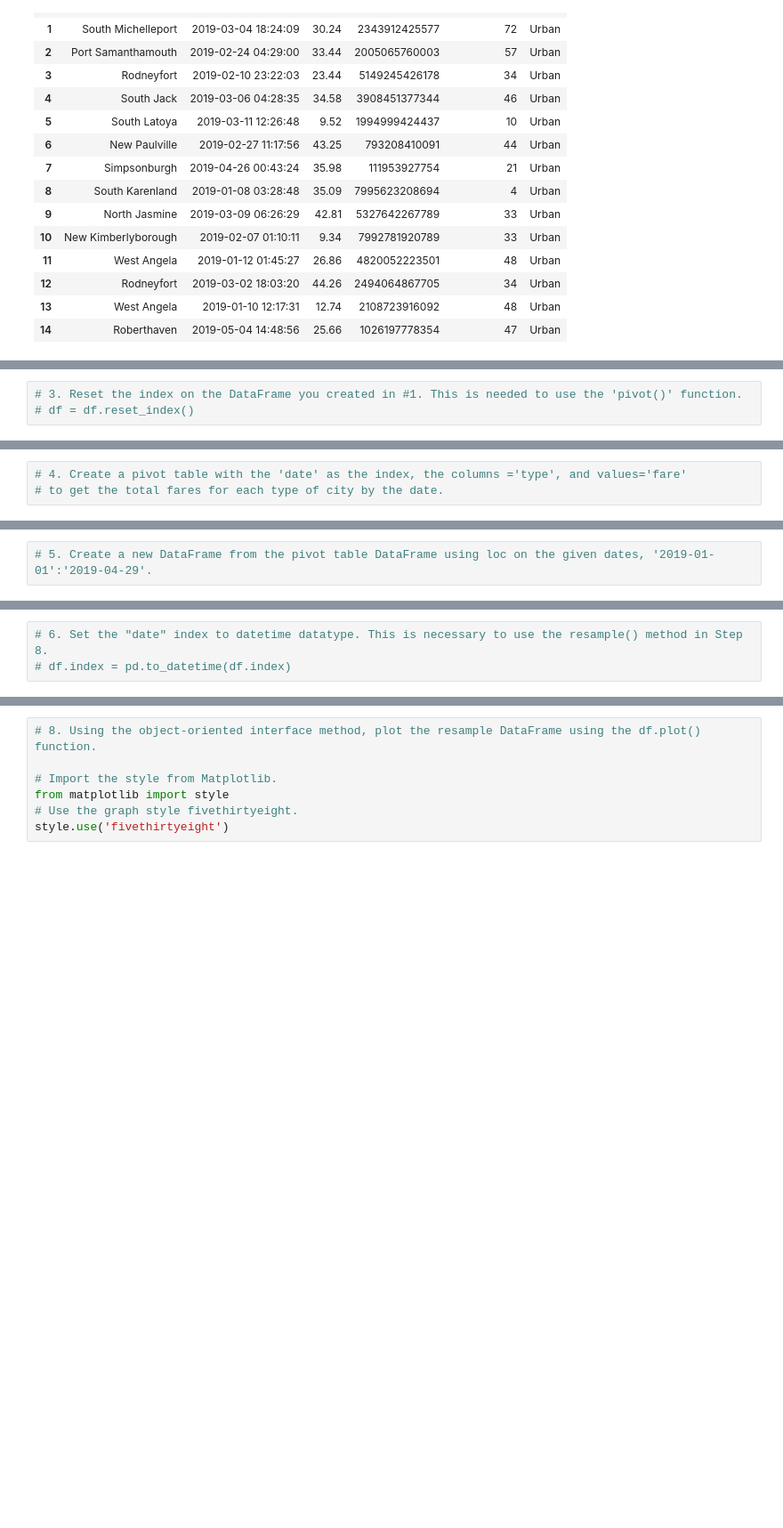
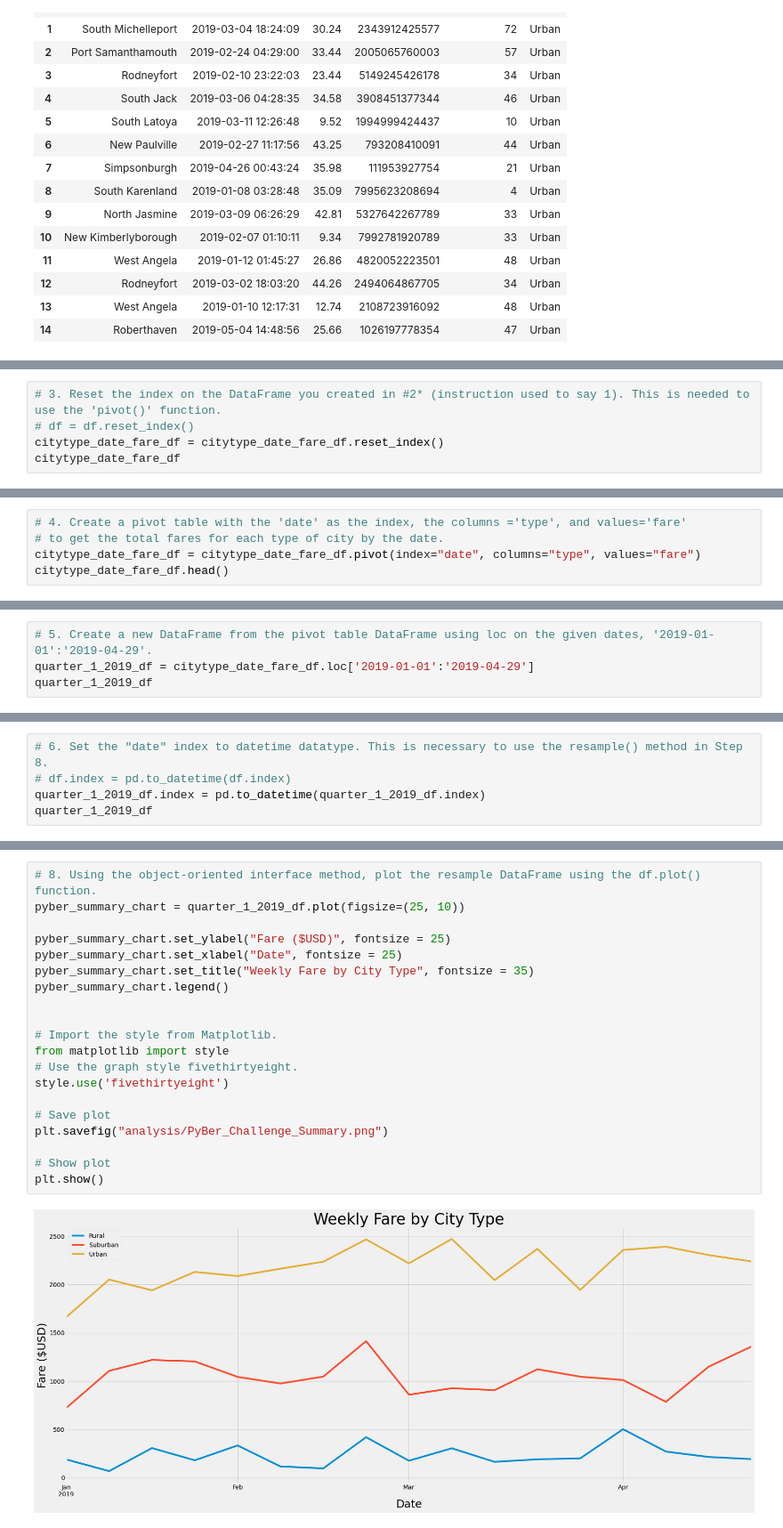
Before and after one commit to andrewykin/PyBer_Analysis, a Jupyter notebook: PyBer_Challenge.ipynb, the cells around one changed output, grey strips where cells are left out. Shown at 89% size. Drawn from its saved outputs; the diff is of its cells as text; blank space fills up the shorter version.

Commit message:
PyBer Challenge Deliverable 2 finished.

```diff
--- a/PyBer_Challenge.ipynb
+++ b/PyBer_Challenge.ipynb
@@ -149,3 +165,5 @@ pyber_data_df.head(15)
 # %%
-# 3. Reset the index on the DataFrame you created in #1. This is needed to use the 'pivot()' function.
+# 3. Reset the index on the DataFrame you created in #2* (instruction used to say 1). This is needed to use the 'pivot()' function.
 # df = df.reset_index()
+citytype_date_fare_df = citytype_date_fare_df.reset_index()
+citytype_date_fare_df
@@ -152,3 +184,5 @@ pyber_data_df.head(15)
 # %%
 # 4. Create a pivot table with the 'date' as the index, the columns ='type', and values='fare'
 # to get the total fares for each type of city by the date.
+citytype_date_fare_df = citytype_date_fare_df.pivot(index="date", columns="type", values="fare")
+citytype_date_fare_df.head()
@@ -155,2 +197,4 @@ pyber_data_df.head(15)
 # %%
 # 5. Create a new DataFrame from the pivot table DataFrame using loc on the given dates, '2019-01-01':'2019-04-29'.
+quarter_1_2019_df = citytype_date_fare_df.loc['2019-01-01':'2019-04-29']
+quarter_1_2019_df
@@ -157,3 +216,5 @@ pyber_data_df.head(15)
 # %%
 # 6. Set the "date" index to datetime datatype. This is necessary to use the resample() method in Step 8.
 # df.index = pd.to_datetime(df.index)
+quarter_1_2019_df.index = pd.to_datetime(quarter_1_2019_df.index)
+quarter_1_2019_df
@@ -164,7 +274,22 @@ pyber_data_df.head(15)
 # %%
 # 8. Using the object-oriented interface method, plot the resample DataFrame using the df.plot() function.
+pyber_summary_chart = quarter_1_2019_df.plot(figsize=(25, 10))
+
+pyber_summary_chart.set_ylabel("Fare ($USD)", fontsize = 25)
+pyber_summary_chart.set_xlabel("Date", fontsize = 25)
+pyber_summary_chart.set_title("Weekly Fare by City Type", fontsize = 35)
+pyber_summary_chart.legend()
+
 
 # Import the style from Matplotlib.
 from matplotlib import style
 # Use the graph style fivethirtyeight.
 style.use('fivethirtyeight')
+
+# Save plot
+plt.savefig("analysis/PyBer_Challenge_Summary.png")
+
+# Show plot
+plt.show()
+# %% [output]
+[figure, added]
```
Also changed, not shown: parts of 7 cells of this notebook, 1 other file.
